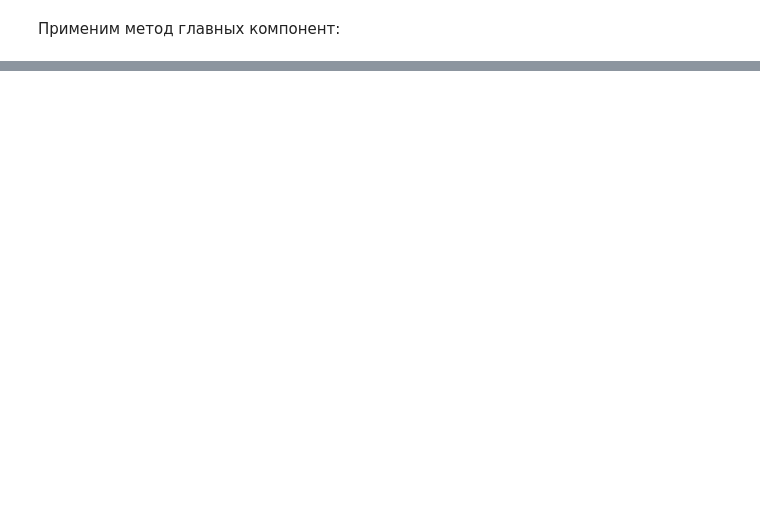
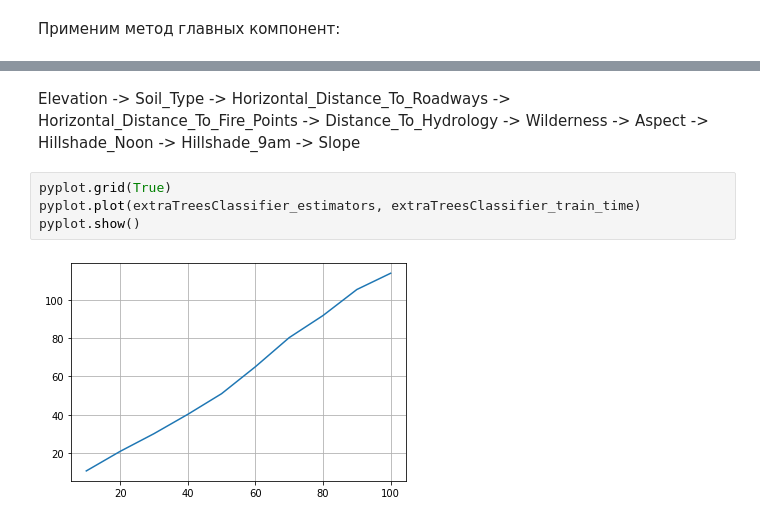
Before and after one commit to seryogasx/Diplom, a Jupyter notebook: forest/test.ipynb, the cells around one changed output, grey strips where cells are left out. Drawn from its saved outputs; the diff is of its cells as text; blank space fills up the shorter version.

```diff
--- a/forest/test.ipynb
+++ b/forest/test.ipynb
@@ -681,0 +432,8 @@ print(data)
+# %% [markdown]
+Elevation -> Soil_Type -> Horizontal_Distance_To_Roadways -> Horizontal_Distance_To_Fire_Points -> Distance_To_Hydrology -> Wilderness -> Aspect -> Hillshade_Noon -> Hillshade_9am -> Slope
+# %%
+pyplot.grid(True)
+pyplot.plot(extraTreesClassifier_estimators, extraTreesClassifier_train_time)
+pyplot.show()
+# %% [output]
+[figure, added]
```
Also changed, not shown: parts of 99 cells of this notebook.
